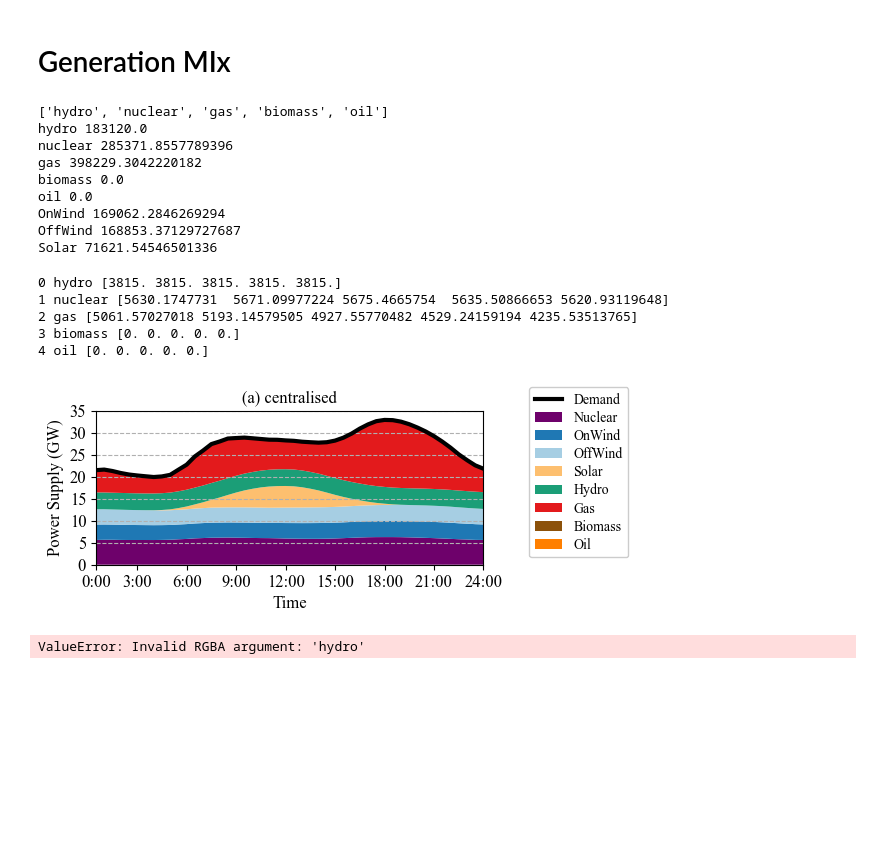
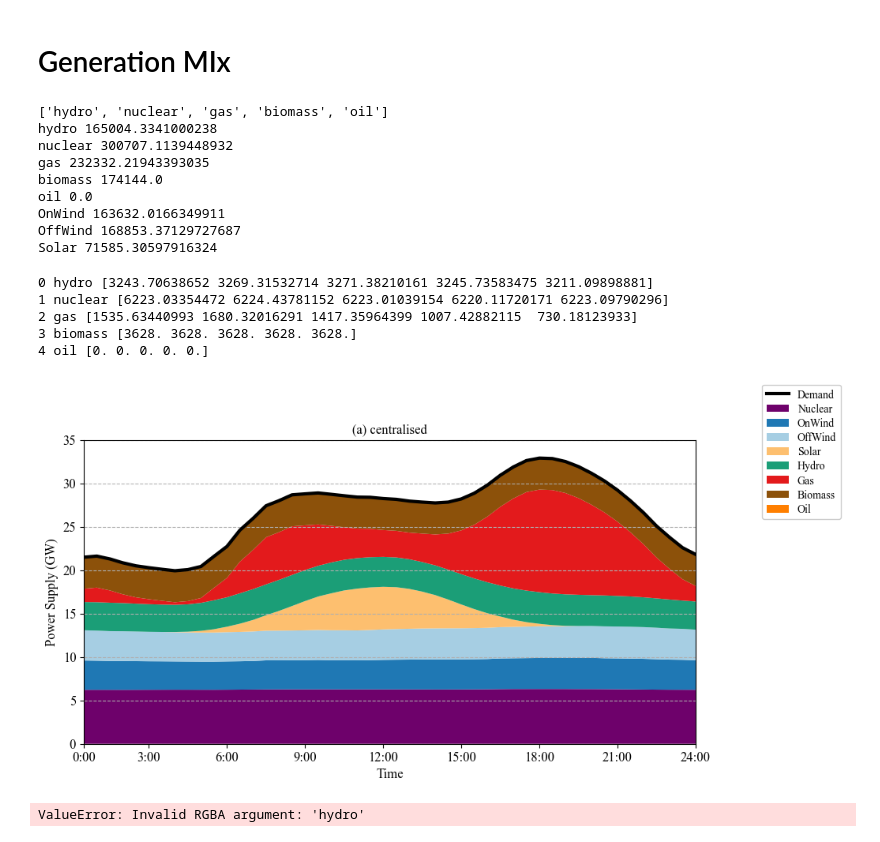
Before and after one commit to zhichuanma/GB_power_opt, a Jupyter notebook: Benchmark_Zhichuan/Centralised.ipynb, the cells around one changed output. Drawn from its saved outputs; the diff is of its cells as text; code cells hidden in the pictures; blank space fills up the shorter version.

Commit message:
carbon intensity, costs plottings

```diff
--- a/Benchmark_Zhichuan/Centralised.ipynb
+++ b/Benchmark_Zhichuan/Centralised.ipynb
@@ -28,6 +28,8 @@ n_res = 386
 carbon_price = 52.56/1e6 # (£/g)
 delt = 0.5 # half hour
 # --------- 14 buses, 22 lines, 44 generators ----------
+alpha_load = 1   # 负荷整体放大 50%
+beta_res   = 1   # 可再生可用量缩小到 20%
 # power network
 Power_line = net_power['line']['Line_ID'].values
 Line_top = pd.read_excel('GB_System.xlsx', 'line', usecols=[1,2]).values
@@ -40,10 +42,12 @@ slack = 0 # reference bus
 Dem_bus = net_power['dem']['Bus_ID'].values
 Dem_base = net_power['dem']['base'].values
 Dem_unit = net_power['dem'].values[:,-n_time:]
+Dem_unit *= alpha_load
 # wind and solar
 RES_bus = net_power['res']['Bus_ID'].values
 RES_base = net_power['res']['base'].values
 RES_unit = net_power['res'].values[:,-n_time:]
+RES_unit *= beta_res
 # generator
 DG_bus = net_power['dg']['Bus_ID'].values
 DG_type = net_power['dg']['Type'].values
@@ -643,26 +637,26 @@ print('OffWind', np.sum(offwind_sol))
 print('Solar', np.sum(solar_sol))
 # %% [output]
 ['hydro', 'nuclear', 'gas', 'biomass', 'oil']
-hydro 183120.0
-nuclear 285371.8557789396
-gas 398229.3042220182
-biomass 0.0
+hydro 165004.3341000238
+nuclear 300707.1139448932
+gas 232332.21943393035
+biomass 174144.0
 oil 0.0
-OnWind 169062.2846269294
+OnWind 163632.0166349911
 OffWind 168853.37129727687
-Solar 71621.54546501336
+Solar 71585.30597916324
 # %%
 for idx, name in enumerate(my_Gen_type):
     print(idx, name, Gen_Mix[idx, :5])  # 打印前5个时段看看
 # %% [output]
-0 hydro [3815. 3815. 3815. 3815. 3815.]
-1 nuclear [5630.1747731  5671.09977224 5675.4665754  5635.50866653 5620.93119648]
-2 gas [5061.57027018 5193.14579505 4927.55770482 4529.24159194 4235.53513765]
-3 biomass [0. 0. 0. 0. 0.]
+0 hydro [3243.70638652 3269.31532714 3271.38210161 3245.73583475 3211.09898881]
+1 nuclear [6223.03354472 6224.43781152 6223.01039154 6220.11720171 6223.09790296]
+2 gas [1535.63440993 1680.32016291 1417.35964399 1007.42882115  730.18123933]
+3 biomass [3628. 3628. 3628. 3628. 3628.]
 4 oil [0. 0. 0. 0. 0.]
 # %%
 import matplotlib.pyplot as plt
-plt.figure(figsize = (5,2))
+plt.figure(figsize = (10,5))
 # sources = ['Nuclear', 'Wind', 'Solar', 'Coal', 'CHP', 'Biomass', 'CCGT', 'OCGT', 'Oil', 'V2G']
 # colors = ['tab:gray','tab:blue','tab:green','tab:orange','tab:brown','tab:purple','tab:red','chocolate','tab:olive','cyan']
 
@@ -682,34 +676,34 @@ line_width = 3
 space = 0.3
 text1 = 10
 text2 = 12
 font1 = {'family': 'Times New Roman', 'weight': 'normal', 'size': text1}
 font2 = {'family': 'Times New Roman', 'weight': 'normal', 'size': text2}
 plt.plot(x, demand_sol, '-', color='black', label='Demand', linewidth=line_width)
 stacks = plt.stackplot(
     x,
     nuclear_sol, onwind_sol, offwind_sol, solar_sol, hydro_sol, gas_sol, biomass_sol, oil_sol,
     labels=sources,
     colors=[colors[src] for src in sources]  # 按 sources 顺序取颜色
 )
 plt.grid(which='major', linestyle='--', axis='y')
 plt.tick_params(labelsize = text2)
 plt.xticks(np.linspace(0,47,11), fontname = "Times New Roman")
 plt.xticks([0,5,11,17,23,29,35,41,47],['0:00','3:00','6:00','9:00','12:00','15:00','18:00','21:00','24:00'])
 plt.yticks(np.linspace(0,35000,8), fontname = "Times New Roman")
 plt.yticks([0,5000,10000,15000,20000,25000,30000,35000],[0,5,10,15,20,25,30,35])
 plt.xlim([0,47])
 plt.ylim([0,35000])
 plt.ylabel('Power Supply (GW)', font2)
 plt.xlabel('Time', font2)
 plt.title('(a) centralised', font2)
 hatches = ['','','','','','','','','','//']
 for stack, hatch in zip(stacks, hatches):
     stack.set_hatch(hatch)
 legend = plt.legend(loc='upper left', prop=font1, labelspacing=space, framealpha=1, ncol=1, bbox_to_anchor=(1.1, 1.2))
 
 plt.show()
 # %% [output]
-[figure, old version]
+[figure, new version]
 # %%
 hydro_tot, nuclear_tot, biomass_tot = sum(Gen_Mix[0,:]), sum(Gen_Mix[1,:]), sum(Gen_Mix[3,:])
 gas_tot, oil_tot = sum(Gen_Mix[2,:]), sum(Gen_Mix[4,:])
```
Also changed, not shown: parts of 21 cells of this notebook, 57 other files.
